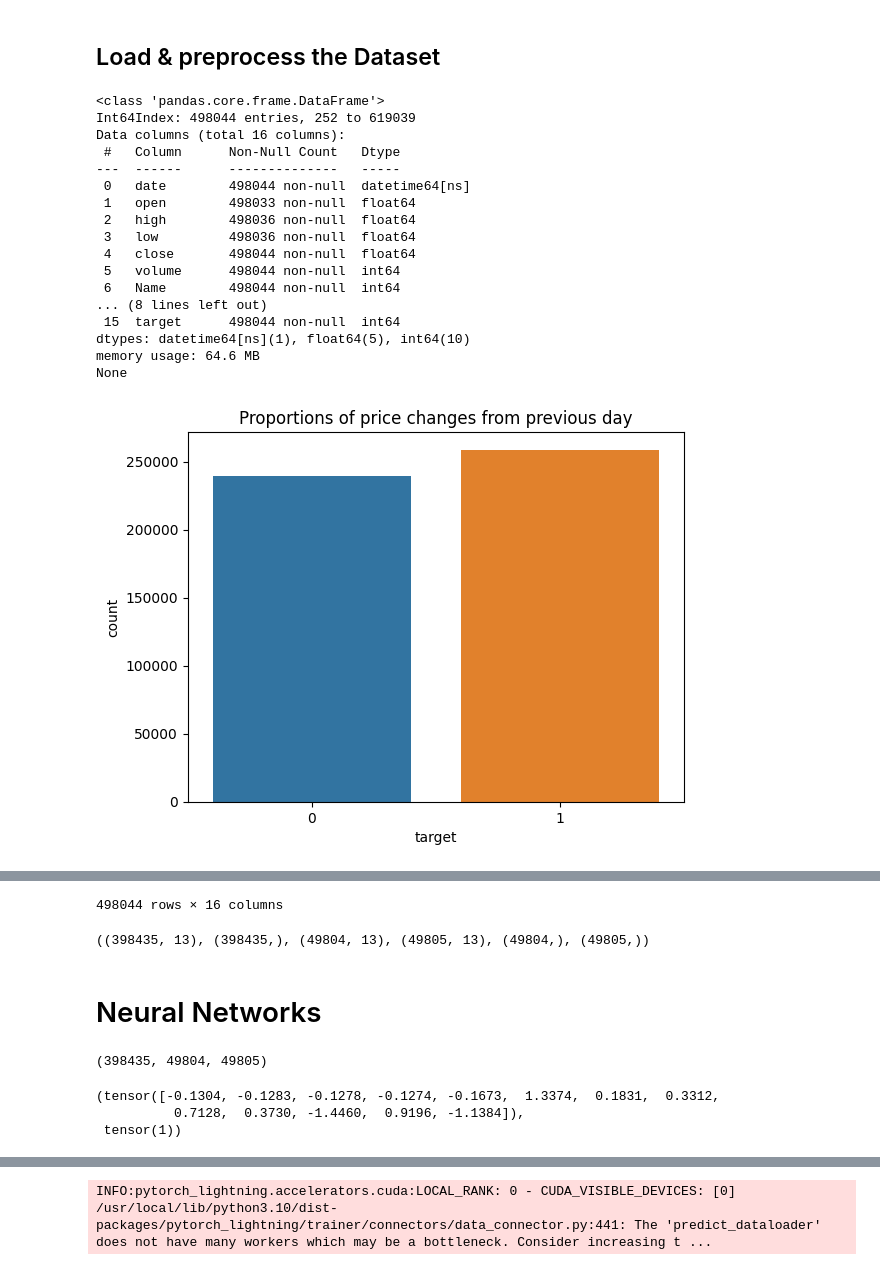
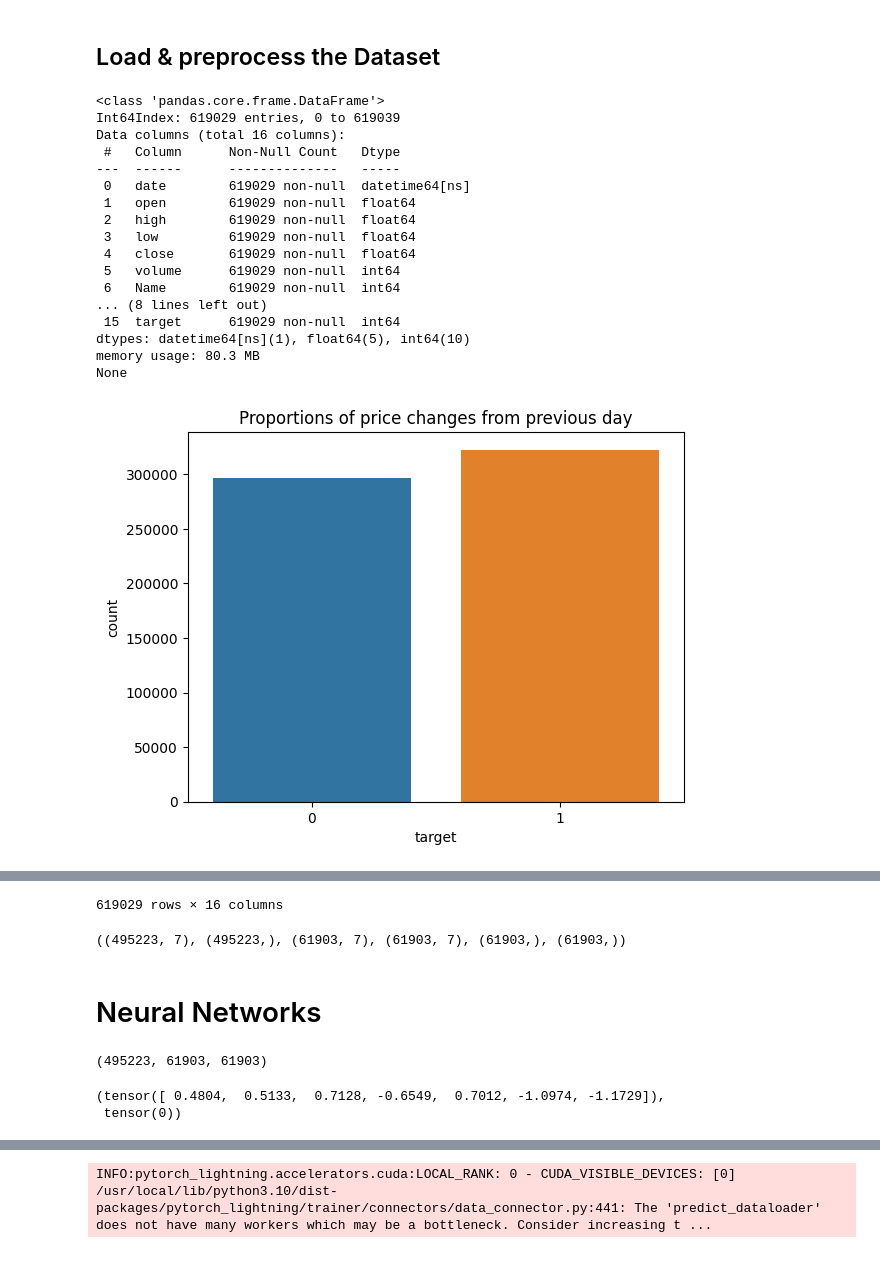
Before and after one commit to hkiiskin/ML-Project1, a Jupyter notebook: S&P_500_Stock_Data_Neural_Network.ipynb, the cells around one changed output, grey strips where cells are left out. Saved outputs shown, nothing was run; the diff lists cells and outputs as text; code cells hidden in the pictures.

```diff
--- a/S&P_500_Stock_Data_Neural_Network.ipynb
+++ b/S&P_500_Stock_Data_Neural_Network.ipynb
@@ -57,10 +57,14 @@ import pytorch_lightning as pl
 class Load_Preprocess():
     def __init__(self, path='all_stocks_5yr.csv'):
         self.df = pd.read_csv(path)
+        # self.df = self.df[500000:]
         self.Target_proportions()
 
     def Target_proportions(self):
         # Change format
+        # self.df = self.df.replace(' ', np.nan)
+        self.df = self.df.dropna()
+
         self.df['date'] = pd.to_datetime(self.df['date'])
         self.df['Name'] = self.df['Name'].astype('string')
         label_encoder = preprocessing.LabelEncoder()
@@ -76,63 +80,51 @@ class Load_Preprocess():
         self.df['week'] = (self.df['close'].shift(-5) > self.df['close']).astype(int)
         self.df['month'] = (self.df['close'].shift(-21) > self.df['close']).astype(int)
         self.df['year'] = (self.df['close'].shift(-260) > self.df['close']).astype(int)
-        self.df.drop(self.df[self.df.date < '2014-02-08'].index, inplace=True)
 
         # Define target based on +/- from previous day
         self.df['target'] = (self.df['close'].shift(-1) > self.df['close']).astype(int)
+
+        # self.df = self.df.drop(self.df[self.df.date < '2014-02-08'].index, inplace=True)
+        # self.df = self.df.drop_duplicates(subset=['Name', 'open_close'], keep='first')
         print(self.df.info())
         sns.countplot(x=self.df['target']).set_title('Proportions of price changes from previous day')
         plt.show()
 
-    # def Rebalance_Target_Data(self, X_train, y_train):
-    #     print('Before under-Sampling:')
-    #     print('Class 0 count:', np.sum(y_train == 0))
-    #     print('Class 1 count:', np.sum(y_train == 1))
-
-    #     rus = RandomUnderSampler(random_state=42)
-    #     X_under, y_under = rus.fit_resample(X_train, y_train)
-
-    #     print('After under-Sampling:')
-    #     print('Class 0 count:', np.sum(y_under == 0))
-    #     print('Class 1 count:', np.sum(y_under == 1))
-
-    #     return X_under, y_under
-
     def Preprocessing(self):
-        X = self.df.iloc[:, 1:14].to_numpy()
+        X = self.df.iloc[:, [6,7,9,10,11,12,13]].to_numpy()
         y = self.df.iloc[:, 15].to_numpy()
 
         # Scale the the features
         scaler = StandardScaler()
         X = scaler.fit_transform(X)
 
         X_train, X_test, y_train, y_test = train_test_split(X, y, test_size=0.2, random_state=42)
         X_val, X_test, y_val, y_test = train_test_split(X_test, y_test, test_size=0.5, random_state=42)
 
         # X_under, y_under = self.Rebalance_Target_Data(X_train, y_train)
 
         return X_train, X_val, X_test, y_train, y_val, y_test
 
 LP = Load_Preprocess()
 X_train, X_val, X_test, y_train, y_val, y_test = LP.Preprocessing()
 LP.df
 # %% [output]
 <class 'pandas.core.frame.DataFrame'>
-Int64Index: 498044 entries, 252 to 619039
+Int64Index: 619029 entries, 0 to 619039
 Data columns (total 16 columns):
  #   Column      Non-Null Count   Dtype
 ---  ------      --------------   -----
- 0   date        498044 non-null  datetime64[ns]
- 1   open        498033 non-null  float64
- 2   high        498036 non-null  float64
- 3   low         498036 non-null  float64
- 4   close       498044 non-null  float64
- 5   volume      498044 non-null  int64
- 6   Name        498044 non-null  int64
+ 0   date        619029 non-null  datetime64[ns]
+ 1   open        619029 non-null  float64
+ 2   high        619029 non-null  float64
+ 3   low         619029 non-null  float64
+ 4   close       619029 non-null  float64
+ 5   volume      619029 non-null  int64
+ 6   Name        619029 non-null  int64
 ... (8 lines left out)
- 15  target      498044 non-null  int64
+ 15  target      619029 non-null  int64
 dtypes: datetime64[ns](1), float64(5), int64(10)
-memory usage: 64.6 MB
+memory usage: 80.3 MB
 None
-[figure, old version]
+[figure, new version]
 |  | date | open | high | low | close | volume | Name | open_close | by_year | by_month | by_date | ... |
@@ -150,8 +142,8 @@ None
-498044 rows × 16 columns
+619029 rows × 16 columns
 # %%
 X_train.shape, y_train.shape, X_val.shape, X_test.shape, y_val.shape, y_test.shape
 # %% [output]
-((398435, 13), (398435,), (49804, 13), (49805, 13), (49804,), (49805,))
+((495223, 7), (495223,), (61903, 7), (61903, 7), (61903,), (61903,))
 # %% [markdown]
 # Neural Networks
 # %%
@@ -177,13 +169,12 @@ test_loader = DataLoader(test_data, batch_size=256, shuffle=False)
 # %%
 train_data.__len__(), val_data.__len__(), test_data.__len__(),
 # %% [output]
-(398435, 49804, 49805)
+(495223, 61903, 61903)
 # %%
 train_data.__getitem__(0)#, val_data.__getitem__(0), test_data.__getitem__(0),
 # %% [output]
-(tensor([-0.1304, -0.1283, -0.1278, -0.1274, -0.1673,  1.3374,  0.1831,  0.3312,
-          0.7128,  0.3730, -1.4460,  0.9196, -1.1384]),
- tensor(1))
+(tensor([ 0.4804,  0.5133,  0.7128, -0.6549,  0.7012, -1.0974, -1.1729]),
+ tensor(0))
 # %%
 train_data.__getitem__(0)[0].shape
 # %% [output]
```
Also changed, not shown: parts of 11 cells of this notebook.
